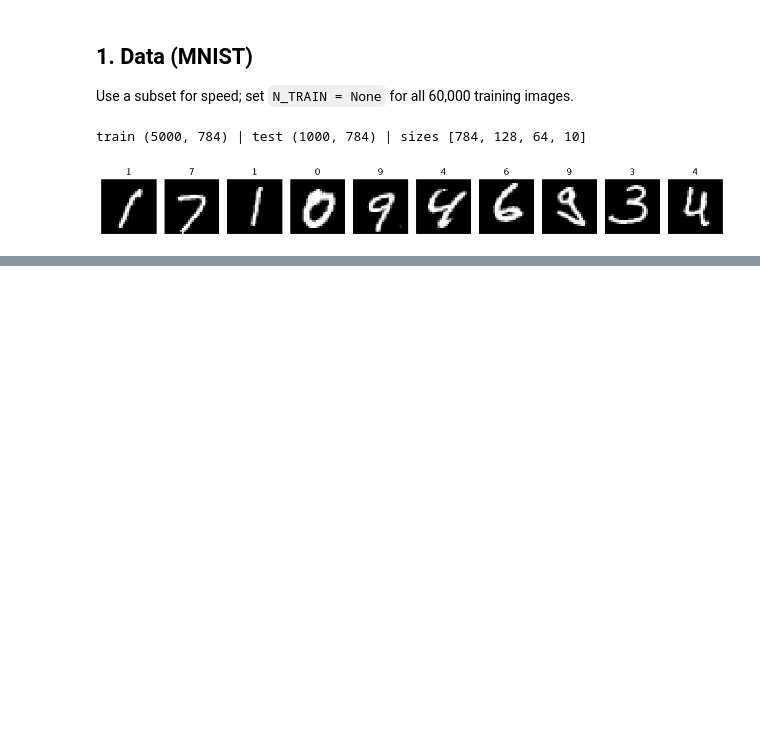
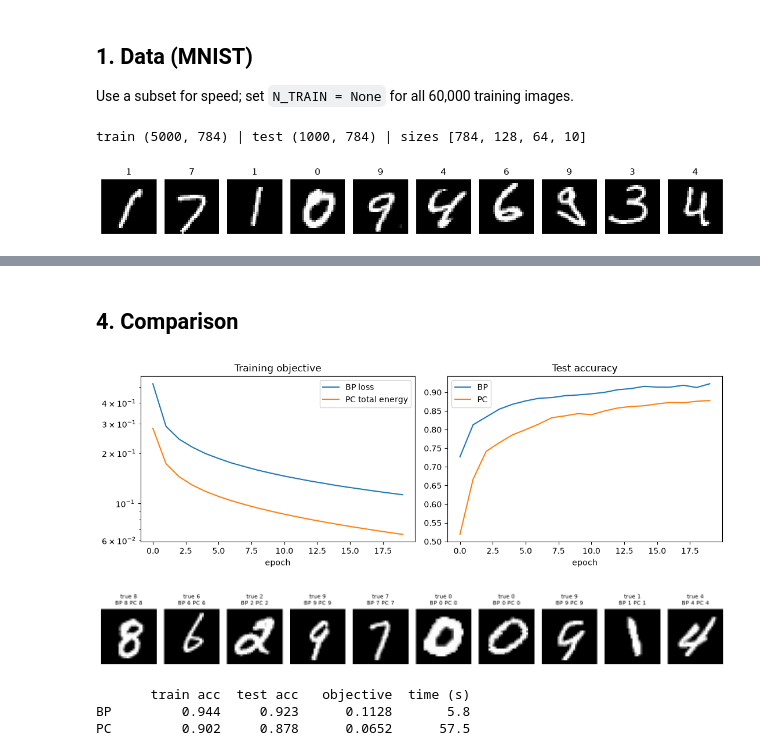
Before and after one commit to Kidist-c/Comparative_Analysis_Backpropagation_VS_Predictive-Coding, a Jupyter notebook: notebook/bpvspc.ipynb, the cells around one changed output, grey strips where cells are left out. Cells and saved outputs as stored; diff of their text form; code cells hidden in the pictures; blank space fills up the shorter version.

```diff
--- a/notebook/bpvspc.ipynb
+++ b/notebook/bpvspc.ipynb
@@ -28,0 +31,4 @@ train (5000, 784) | test (1000, 784) | sizes [784, 128, 64, 10]
+# %%
+bp = BPNet(sizes, seed=3)
+log_bp = train(bp, Xtr, ytr, Ytr, Xte, yte, epochs=EPOCHS, lr=LR, batch_size=BATCH, verbose=5)
+print(f"BP  train {log_bp['train_acc'][-1]:.3f} | test {log_bp['test_acc'][-1]:.3f} | time {log_bp['time']:.1f}s")
@@ -28,0 +93,16 @@ train (5000, 784) | test (1000, 784) | sizes [784, 128, 64, 10]
+# %% [markdown]
+## 4. Comparison
+# %%
+plot_training(log_bp, log_pc);
+plot_predictions(bp, pc, ds);
+# %% [output]
+[figure, added]
+[figure, added]
+# %%
+print(f"{'':6}{'train acc':>10}{'test acc':>10}{'objective':>12}{'time (s)':>10}")
+for name, lg in (("BP", log_bp), ("PC", log_pc)):
+    print(f"{name:6}{lg['train_acc'][-1]:>10.3f}{lg['test_acc'][-1]:>10.3f}{lg['objective'][-1]:>12.4f}{lg['time']:>10.1f}")
+# %% [output]
+       train acc  test acc   objective  time (s)
+BP         0.944     0.923      0.1128       5.8
+PC         0.902     0.878      0.0652      57.5
```
Also changed, not shown: parts of 8 cells of this notebook.
